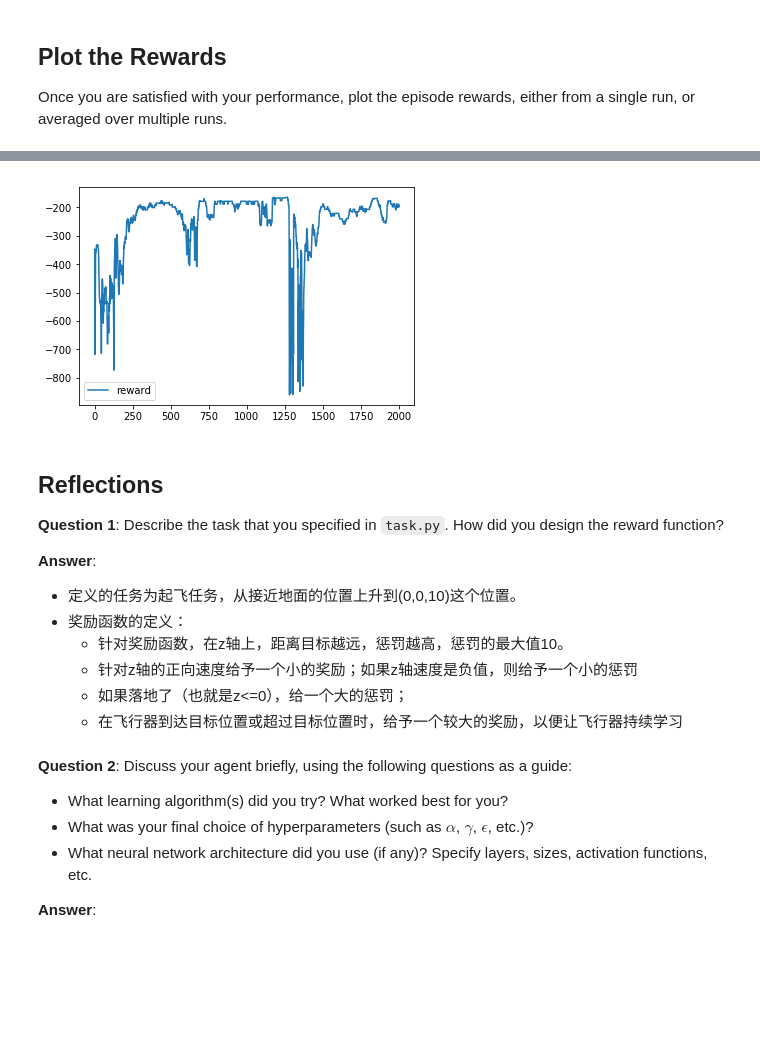
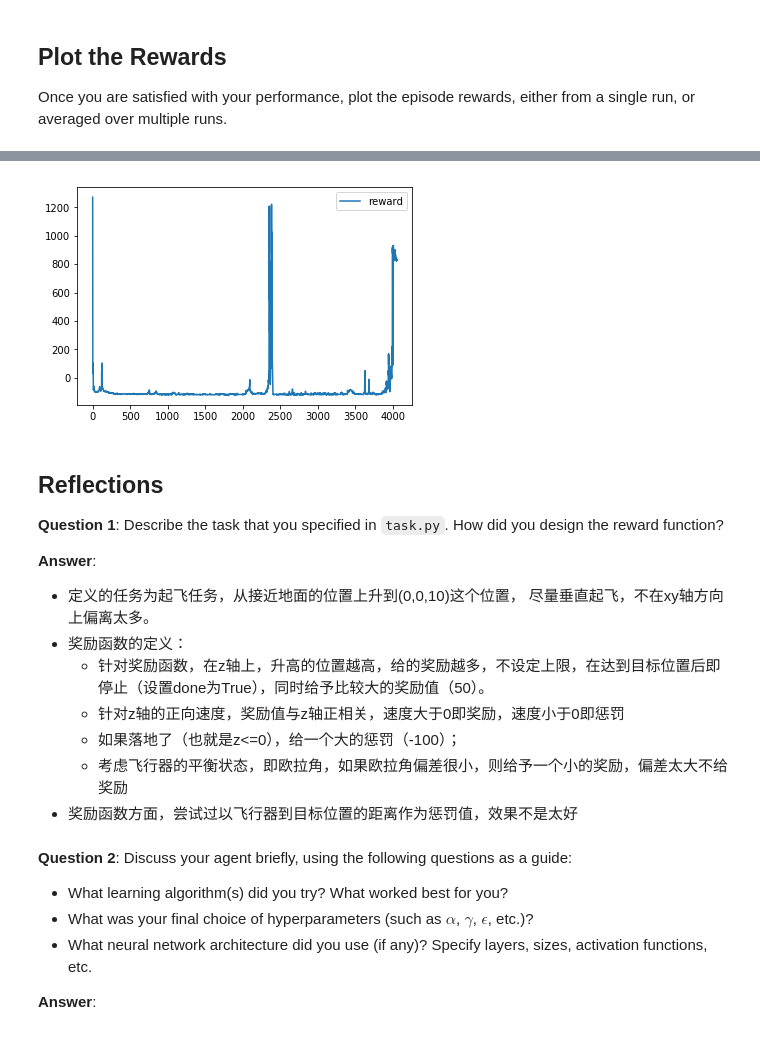
Before and after one commit to YoungPeak/Quadcopter_2, a Jupyter notebook: Quadcopter_Project.ipynb, the cells around one changed output, grey strips where cells are left out. Drawn from its saved outputs; the diff is of its cells as text; code cells hidden in the pictures; blank space fills up the shorter version.

```diff
--- a/Quadcopter_Project.ipynb
+++ b/Quadcopter_Project.ipynb
@@ -219,7 +219,7 @@ from DDPG import DDPG
 from task import Task
 import numpy as np
 
-num_episodes = 2000
+num_episodes = 5000
 init_pose = np.array([0., 0., np.random.normal(0.5, 0.1), 0., 0., 0.])  # initial pose
 init_velocities = np.array([0., 0., 0.])         # initial velocities
 init_angle_velocities = np.array([0., 0., 0.])   # initial angle velocities
@@ -248,10 +248,13 @@ for i_episode in range(1, num_episodes+1):
             rewards.append(i_reward)
             if task.sim.pose[2]>= target_pos[2]:
                 target_count += 1
+            else:
+                target_count = 0
 
             print("\rEpisode = {:4d}, reward = {:7.3f}, target_count = {:3d}".format(i_episode, i_reward, target_count), end=' ')  # [debug]
             break
-
+    if target_count >= 50:
+        break
 
     #sys.stdout.flush()
 # %% [output]
@@ -326,21 +325,22 @@ _ = plt.ylim()
 # %%
-plt.plot(np.arange(2000), rewards, label='reward')
+plt.plot(np.arange(4056), rewards, label='reward')
 plt.legend()
 _ = plt.ylim()
 # %% [output]
-[figure, old version]
+[figure, new version]
 # %% [markdown]
 ## Reflections
 
 **Question 1**: Describe the task that you specified in `task.py`.  How did you design the reward function?
 
 **Answer**:
-- 定义的任务为起飞任务，从接近地面的位置上升到(0,0,10)这个位置。
+- 定义的任务为起飞任务，从接近地面的位置上升到(0,0,10)这个位置， 尽量垂直起飞，不在xy轴方向上偏离太多。
 - 奖励函数的定义：
-    - 针对奖励函数，在z轴上，距离目标越远，惩罚越高，惩罚的最大值10。
-    - 针对z轴的正向速度给予一个小的奖励；如果z轴速度是负值，则给予一个小的惩罚
-    - 如果落地了（也就是z<=0），给一个大的惩罚；
-    - 在飞行器到达目标位置或超过目标位置时，给予一个较大的奖励，以便让飞行器持续学习
+    - 针对奖励函数，在z轴上，升高的位置越高，给的奖励越多，不设定上限，在达到目标位置后即停止（设置done为True），同时给予比较大的奖励值（50）。
+    - 针对z轴的正向速度，奖励值与z轴正相关，速度大于0即奖励，速度小于0即惩罚
+    - 如果落地了（也就是z<=0），给一个大的惩罚（-100）；
+    - 考虑飞行器的平衡状态，即欧拉角，如果欧拉角偏差很小，则给予一个小的奖励，偏差太大不给奖励
+- 奖励函数方面，尝试过以飞行器到目标位置的距离作为惩罚值，效果不是太好
 # %% [markdown]
 **Question 2**: Discuss your agent briefly, using the following questions as a guide:
 
```
Also changed, not shown: parts of 8 cells of this notebook, 4 other files.
